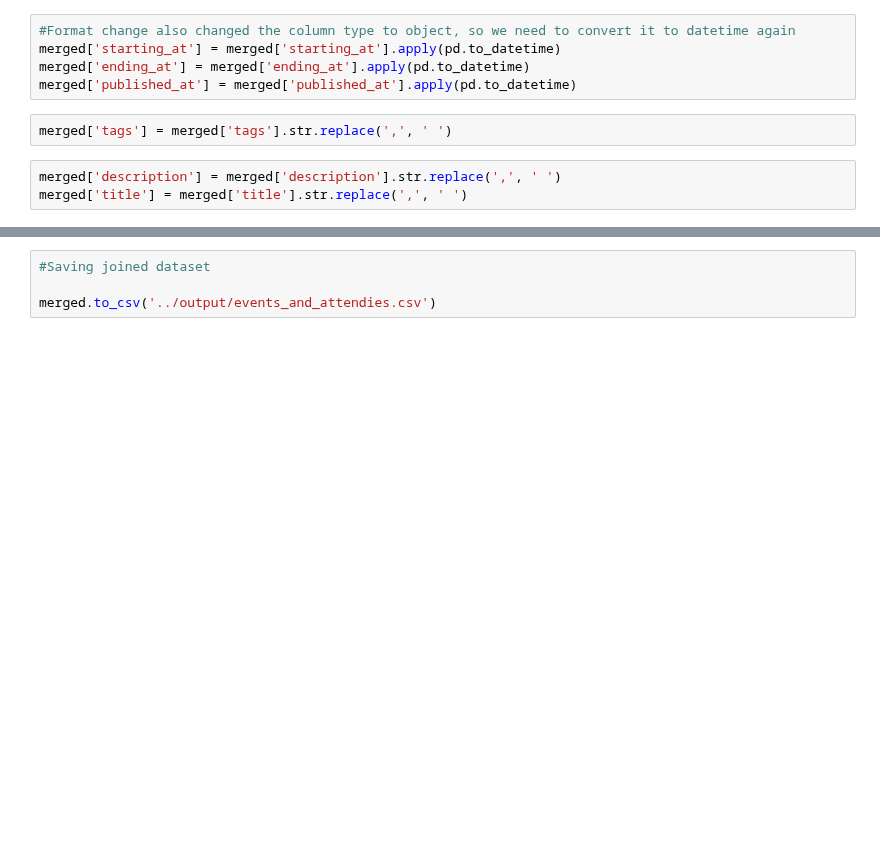
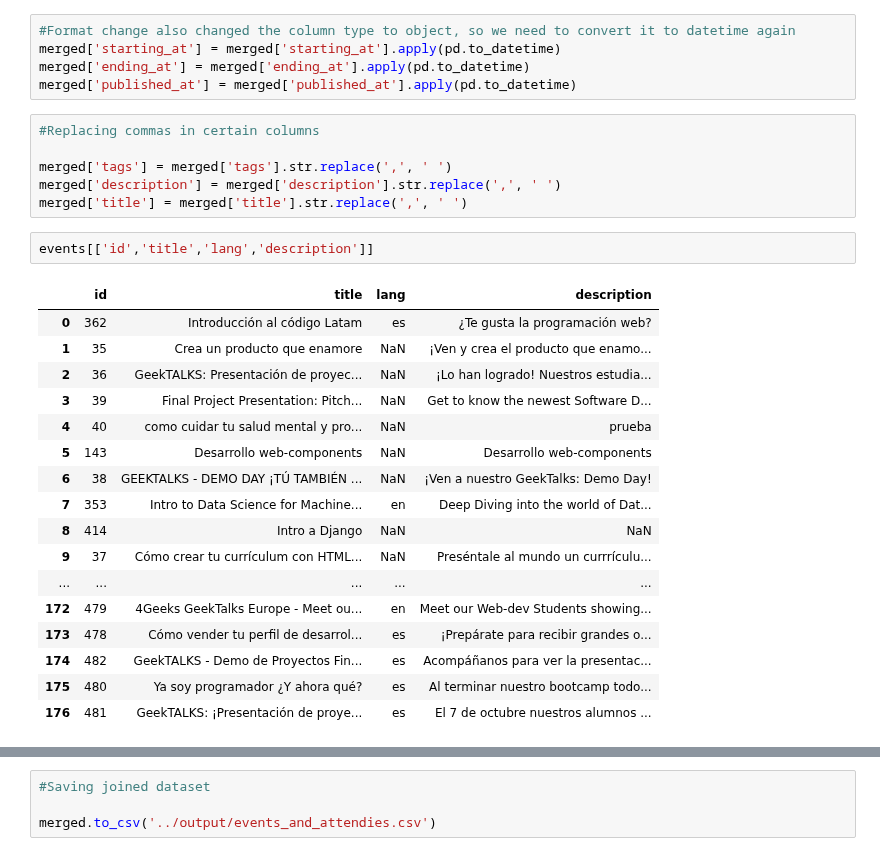
Before and after one commit to breatheco-de/dataflow-project-events, a Jupyter notebook: notebooks/exploratory_notebook.ipynb, the cells around one changed output, grey strips where cells are left out. Cells and saved outputs as stored; diff of their text form; blank space fills up the shorter version.

```diff
--- a/notebooks/exploratory_notebook.ipynb
+++ b/notebooks/exploratory_notebook.ipynb
@@ -344,8 +344,29 @@ merged['published_at'] = merged['published_at'].dt.strftime('%Y-%m-%d %H:%M:%S')
 merged['starting_at'] = merged['starting_at'].apply(pd.to_datetime)
 merged['ending_at'] = merged['ending_at'].apply(pd.to_datetime)
 merged['published_at'] = merged['published_at'].apply(pd.to_datetime)
-# %%
-merged['tags'] = merged['tags'].str.replace(',', ' ')
 # %%
+#Replacing commas in certain columns
+
+merged['tags'] = merged['tags'].str.replace(',', ' ')
 merged['description'] = merged['description'].str.replace(',', ' ')
 merged['title'] = merged['title'].str.replace(',', ' ')
+# %%
+events[['id','title','lang','description']]
+# %% [output]
+|  | id | title | lang | description |
+| 0 | 362 | Introducción al código Latam | es | ¿Te gusta la programación web? |
+| 1 | 35 | Crea un producto que enamore | NaN | ¡Ven y crea el producto que enamo... |
+| 2 | 36 | GeekTALKS: Presentación de proyec... | NaN | ¡Lo han logrado! Nuestros estudia... |
+| 3 | 39 | Final Project Presentation: Pitch... | NaN | Get to know the newest Software D... |
+| 4 | 40 | como cuidar tu salud mental y pro... | NaN | prueba |
+| 5 | 143 | Desarrollo web-components | NaN | Desarrollo web-components |
+| 6 | 38 | GEEKTALKS - DEMO DAY ¡TÚ TAMBIÉN ... | NaN | ¡Ven a nuestro GeekTalks: Demo Day! |
+| 7 | 353 | Intro to Data Science for Machine... | en | Deep Diving into the world of Dat... |
+| 8 | 414 | Intro a Django | NaN | NaN |
+| 9 | 37 | Cómo crear tu currículum con HTML... | NaN | Preséntale al mundo un currrículu... |
+| ... | ... | ... | ... | ... |
+| 172 | 479 | 4Geeks GeekTalks Europe - Meet ou... | en | Meet our Web-dev Students showing... |
+| 173 | 478 | Cómo vender tu perfil de desarrol... | es | ¡Prepárate para recibir grandes o... |
+| 174 | 482 | GeekTALKS - Demo de Proyectos Fin... | es | Acompáñanos para ver la presentac... |
+| 175 | 480 | Ya soy programador ¿Y ahora qué? | es | Al terminar nuestro bootcamp todo... |
+| 176 | 481 | GeekTALKS: ¡Presentación de proye... | es | El 7 de octubre nuestros alumnos ... |
```
Also changed, not shown: parts of 7 cells of this notebook.
